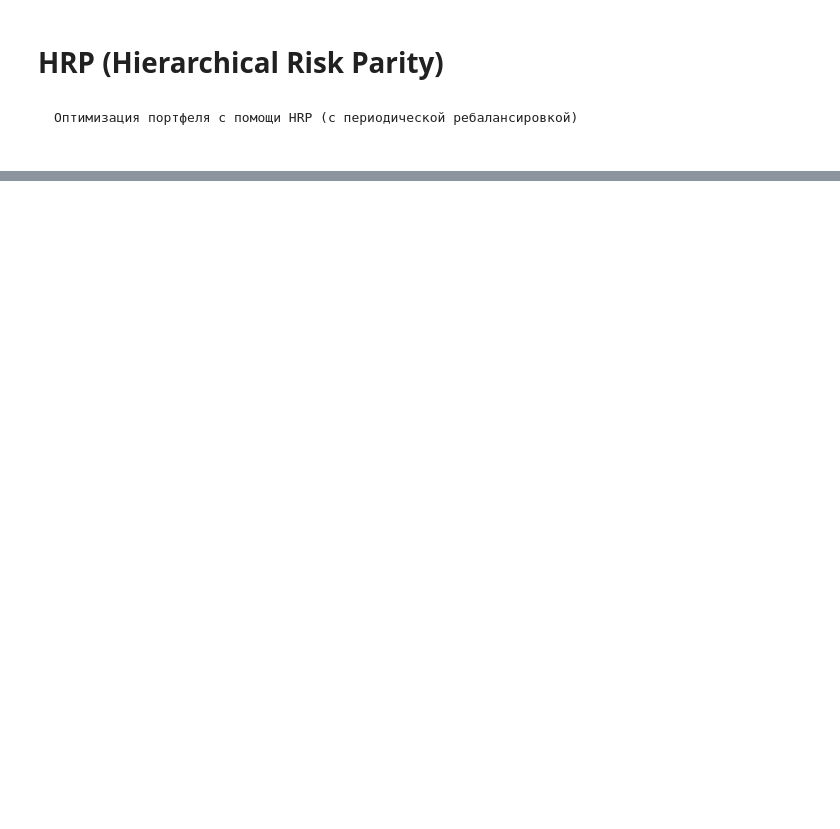
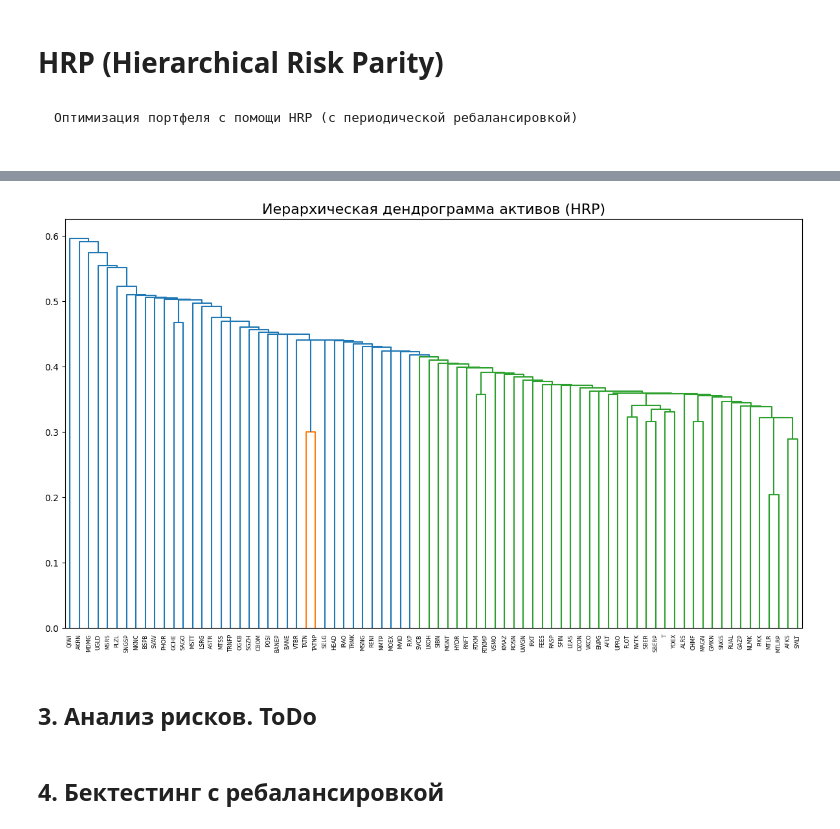
Before and after one commit to beilak/trading-ml-modeling, a Jupyter notebook: portfolio_optimization/hrp.ipynb, the cells around one changed output, grey strips where cells are left out. Drawn from its saved outputs; the diff is of its cells as text; code cells hidden in the pictures; blank space fills up the shorter version.

```diff
--- a/portfolio_optimization/hrp.ipynb
+++ b/portfolio_optimization/hrp.ipynb
@@ -38,0 +74,12 @@
+# %%
+securities_hist: dict[str, pd.DataFrame] = {}
+
+with requests.Session() as session:
+    for securitie in securities:
+        ticker = str(securitie["ticker"])
+        securitie_hist = apimoex.get_board_history(session, ticker)
+        if securitie_hist:
+            securitie_hist_df = pd.DataFrame(securitie_hist)
+            securitie_hist_df.set_index('TRADEDATE', inplace=True)
+            securitie_hist_df.index = pd.to_datetime(securitie_hist_df.index)
+            securities_hist[ticker] = securitie_hist_df
@@ -40,0 +292,9 @@
+# %%
+import datetime
+def get_window(hist: pd.DataFrame, end_date: datetime.date, days: int) -> pd.DataFrame:
+    start_date = end_date - datetime.timedelta(days=days - 1)
+    return hist.loc[start_date:end_date]
+
+
+# Пример использования
+get_window(hist_prices, end_date=datetime.date(2024, 7, 9), days=7)
@@ -40,0 +310,5 @@
+# %%
+# Пример использования
+test_asset_window = get_window(hist_prices, end_date=datetime.date(2025, 7, 9), days=100)
+test_asset_window.dropna(axis=1, how='all', inplace=True)
+test_asset_window
@@ -40,0 +462,19 @@
+# %%
+# Визуализация дендрограммы
+import matplotlib.pyplot as plt
+from pypfopt import HRPOpt, risk_models
+
+
+returns = test_asset_window.pct_change().dropna()
+cov_matrix = risk_models.risk_matrix(test_asset_window, method='ledoit_wolf')
+hrp_vis = HRPOpt(returns=None, cov_matrix=cov_matrix)
+hrp_vis.optimize()
+
+fig, ax = plt.subplots(figsize=(12, 7))
+plotting.plot_dendrogram(hrp_vis, ax=ax)
+ax.set_title("Иерархическая дендрограмма активов (HRP)", fontsize=16)
+plt.show()
+# %% [output]
+[figure, added]
+# %% [markdown]
+## 3. Анализ рисков. ToDo
@@ -40,0 +497,2 @@
+# %% [markdown]
+## 4. Бектестинг с ребалансировкой
```
Also changed, not shown: parts of 35 cells of this notebook, 18 other files.
